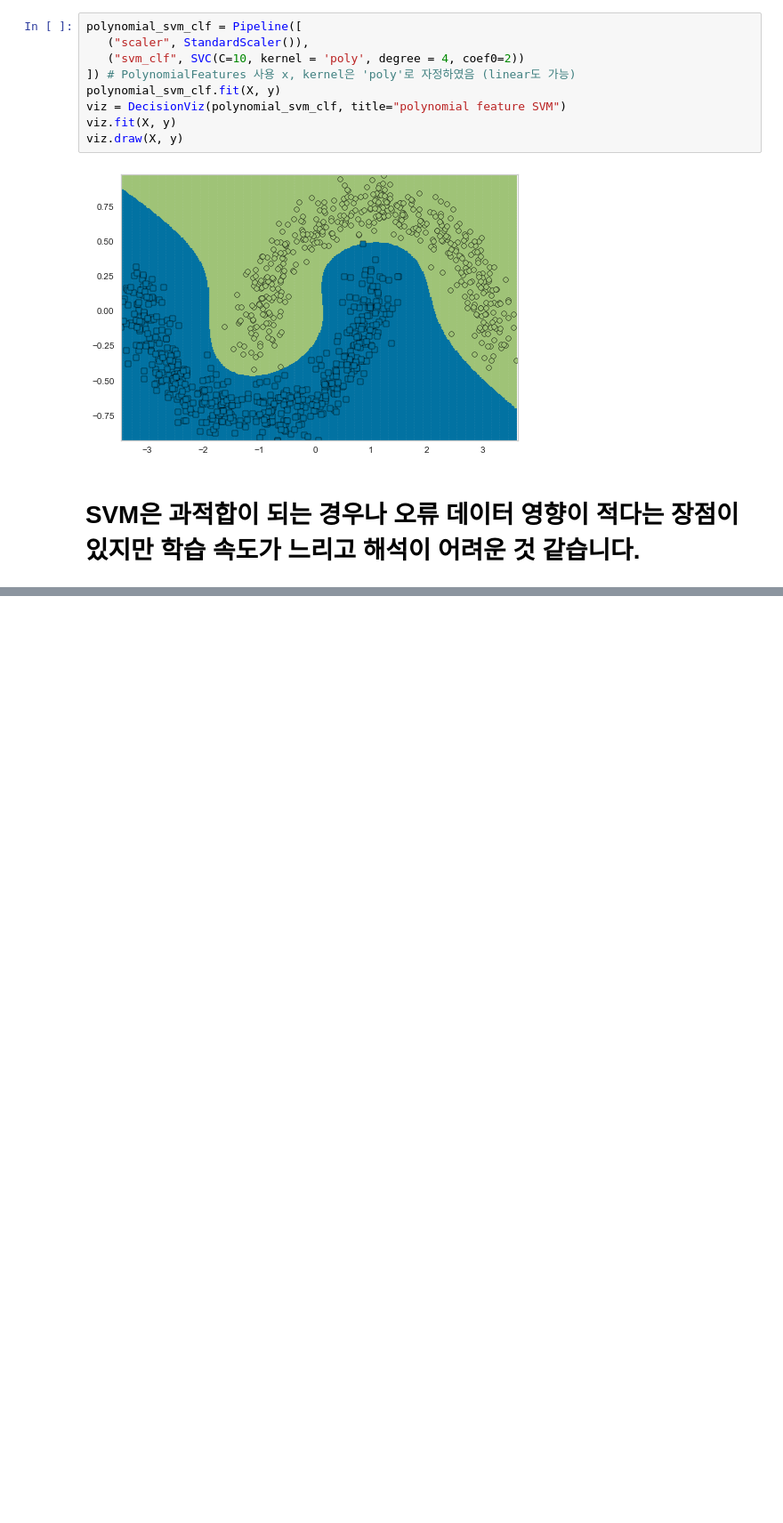
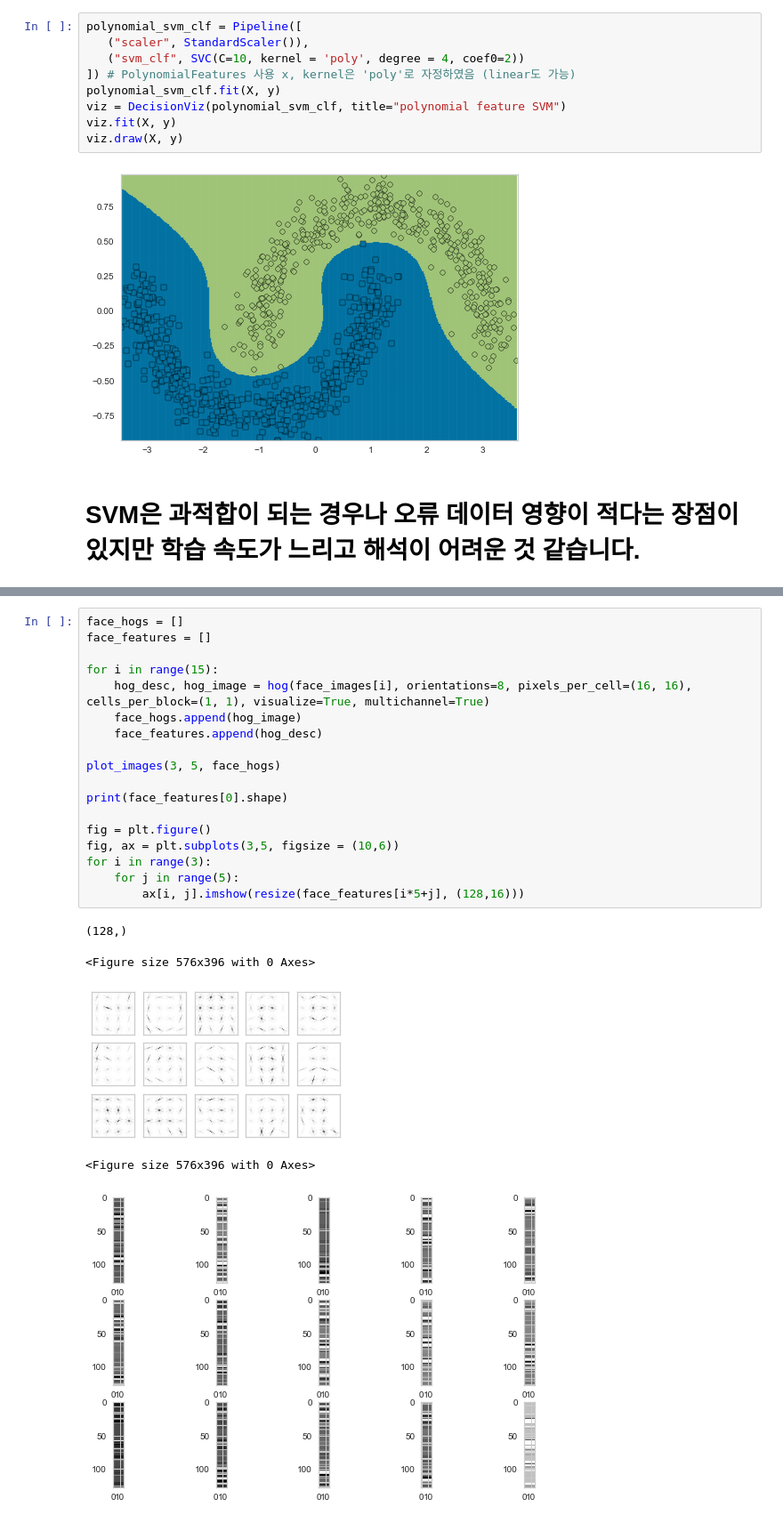
Before and after one commit to shinjangwoon/idu-practice, a Jupyter notebook: 6장 실습/6장 다항 회귀, 결정 트리, SVM.ipynb, the cells around one changed output, grey strips where cells are left out. Shown at 89% size. Drawn from its saved outputs; the diff is of its cells as text; blank space fills up the shorter version.

```diff
--- a/6장 실습/6장 다항 회귀, 결정 트리, SVM.ipynb
+++ b/6장 실습/6장 다항 회귀, 결정 트리, SVM.ipynb
@@ -324,0 +362,24 @@ viz.draw(X, y)
+# %%
+face_hogs = []
+face_features = []
+
+for i in range(15):
+    hog_desc, hog_image = hog(face_images[i], orientations=8, pixels_per_cell=(16, 16), cells_per_block=(1, 1), visualize=True, multichannel=True)
+    face_hogs.append(hog_image)
+    face_features.append(hog_desc)
+
+plot_images(3, 5, face_hogs)
+
+print(face_features[0].shape)
+
+fig = plt.figure()
+fig, ax = plt.subplots(3,5, figsize = (10,6))
+for i in range(3):
+    for j in range(5):
+        ax[i, j].imshow(resize(face_features[i*5+j], (128,16)))
+# %% [output]
+(128,)
+<Figure size 576x396 with 0 Axes>
+[figure, added]
+<Figure size 576x396 with 0 Axes>
+[figure, added]
```
Also changed, not shown: parts of 16 cells of this notebook.
